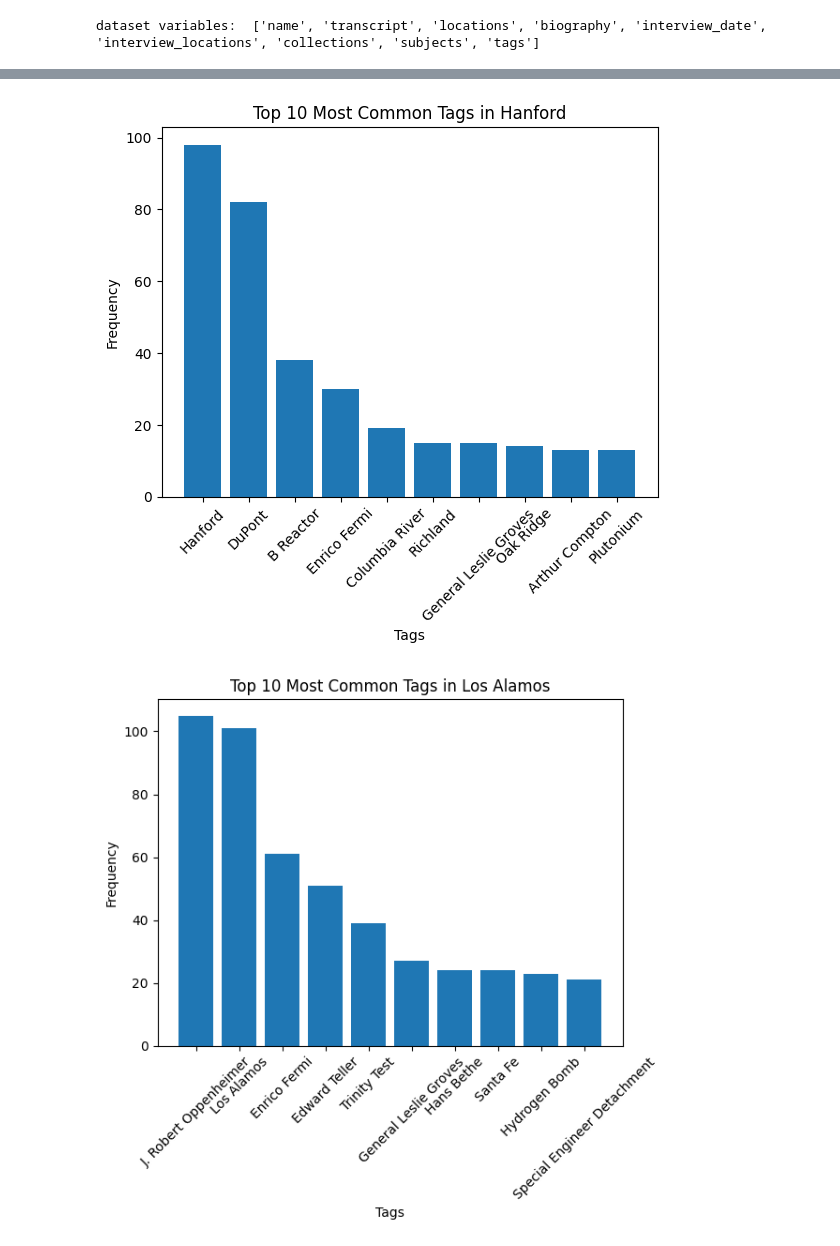
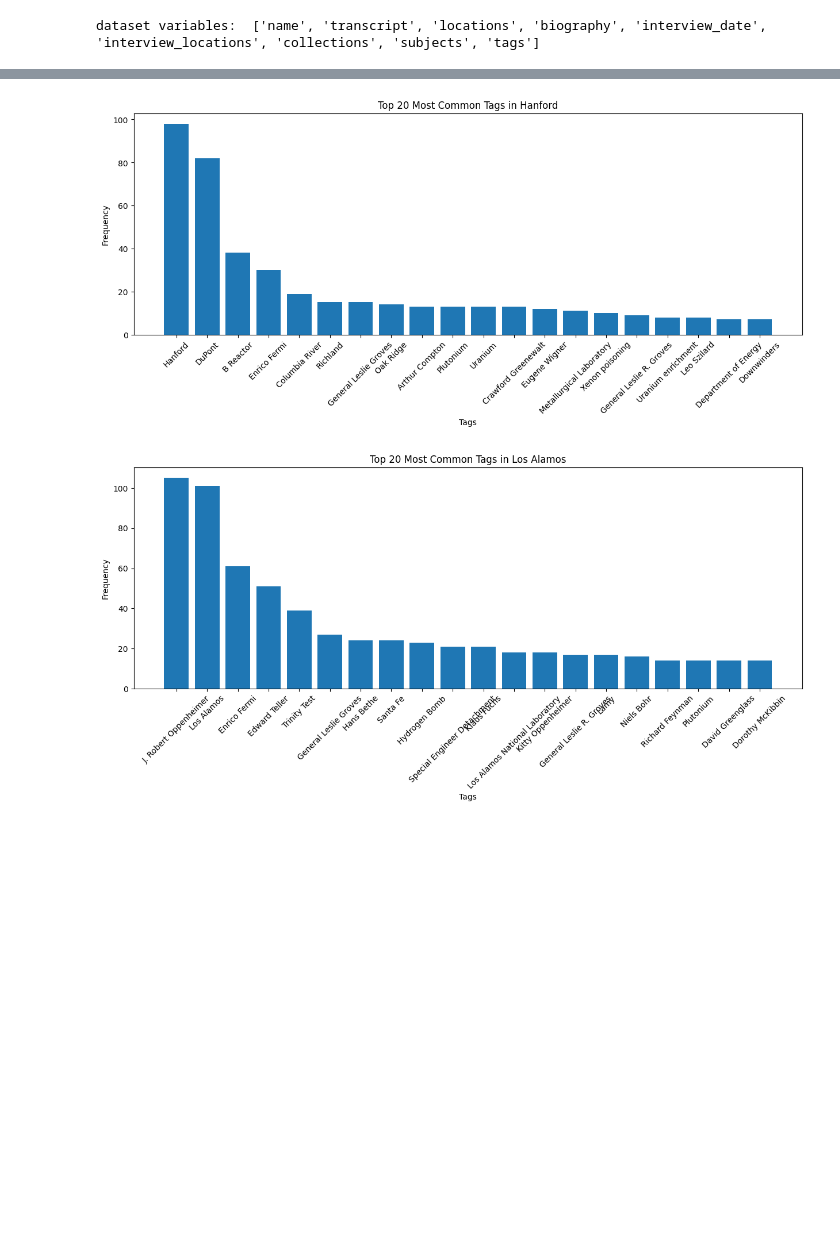
Before and after one commit to davromano/Voices-of-the-Manhattan-Project, a Jupyter notebook: src/EDA.ipynb, the cells around one changed output, grey strips where cells are left out. Drawn from its saved outputs; the diff is of its cells as text; code cells hidden in the pictures; blank space fills up the shorter version.

```diff
--- a/src/EDA.ipynb
+++ b/src/EDA.ipynb
@@ -47,36 +47,37 @@ Name: count, dtype: int64
 # %%
 from collections import Counter
 import matplotlib.pyplot as plt
 
 # Initialize a dictionary to store tags for each location
 location_tags = {}
 
 # Iterate through the DataFrame and accumulate tags for each location
 for _, row in df.iterrows():
     for location in row["locations"]:
         if location not in location_tags:
             location_tags[location] = []
         location_tags[location].extend(row["tags"])
 
-def plot_most_common_tags(location, tags, n):
-    count = Counter(tags).most_common(n)
-    tags, frequencies = zip(*count)
+def plot_most_common_X(category1, category2, n):
+    count = Counter(category2).most_common(n)
+    category2, frequencies = zip(*count)
 
-    plt.bar(tags, frequencies)
+    fig, ax = plt.subplots(figsize=(15, 5))
+    plt.bar(category2, frequencies)
     plt.xlabel("Tags")
     plt.ylabel("Frequency")
-    plt.title(f"Top {n} Most Common Tags in {location}")
+    plt.title(f"Top {n} Most Common Tags in {category1}")
     plt.xticks(rotation=45)  # Rotate x-axis labels by 45 degrees
     plt.show()
 
 # Create a bar plot for each location showing the frequencies of the 5 most common tags
 #for location, tags in location_tags.items():
     #plot_most_common_tags(location, tags, n=5)
 
-plot_most_common_tags("Hanford", location_tags["Hanford"], n=10)
-plot_most_common_tags("Los Alamos", location_tags["Los Alamos"], n=10)
-plot_most_common_tags("Oak Ridge", location_tags["Oak Ridge"], n=10)
-plot_most_common_tags("Chicago Met Lab", location_tags["Chicago Met Lab"], n=10)
+plot_most_common_X("Hanford", location_tags["Hanford"], n=20)
+plot_most_common_X("Los Alamos", location_tags["Los Alamos"], n=20)
+plot_most_common_X("Oak Ridge", location_tags["Oak Ridge"], n=20)
+plot_most_common_X("Chicago Met Lab", location_tags["Chicago Met Lab"], n=20)
 # %% [output]
-[figure, old version]
+[figure, new version]
-[figure, old version]
+[figure, new version]
```
Also changed, not shown: parts of 2 cells of this notebook.
